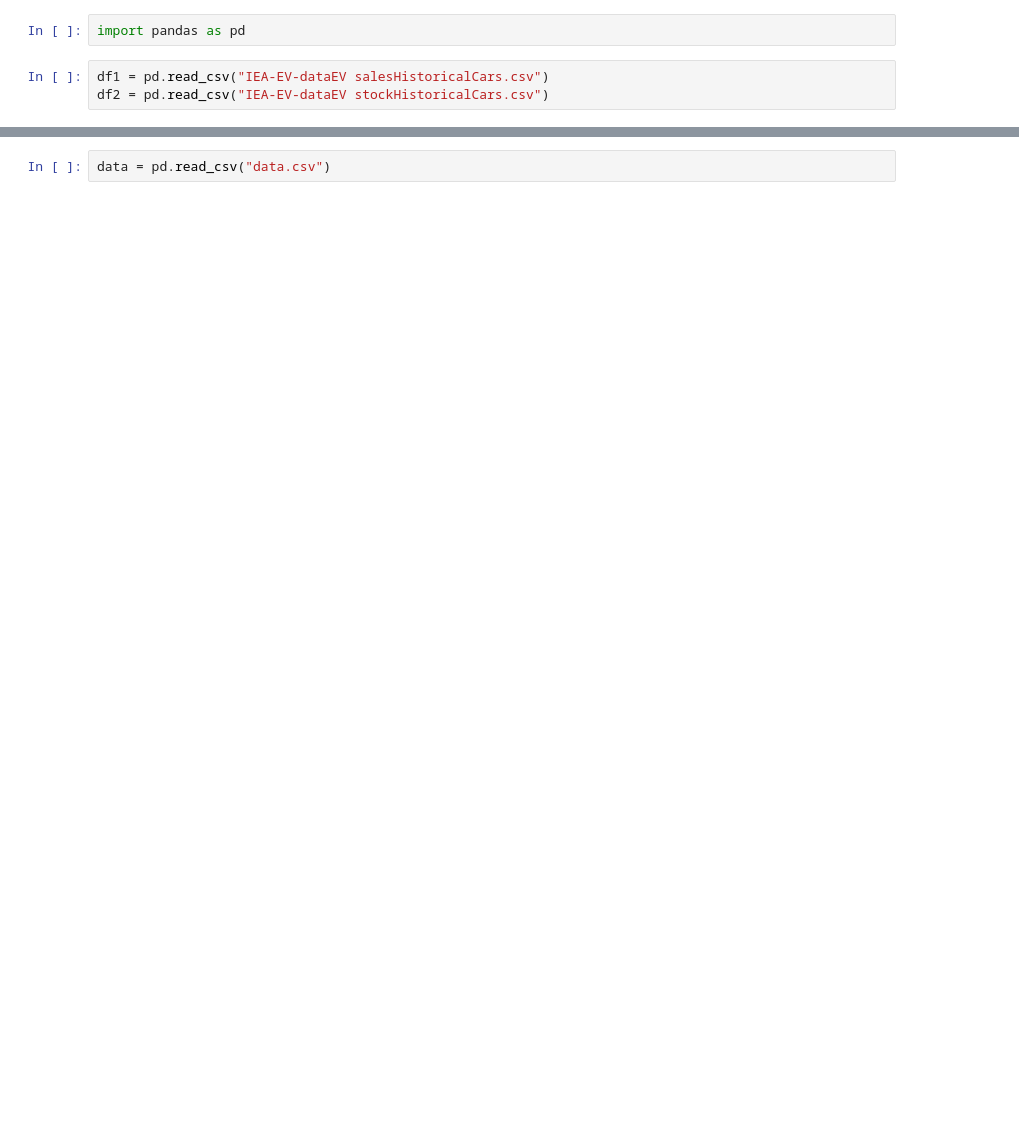
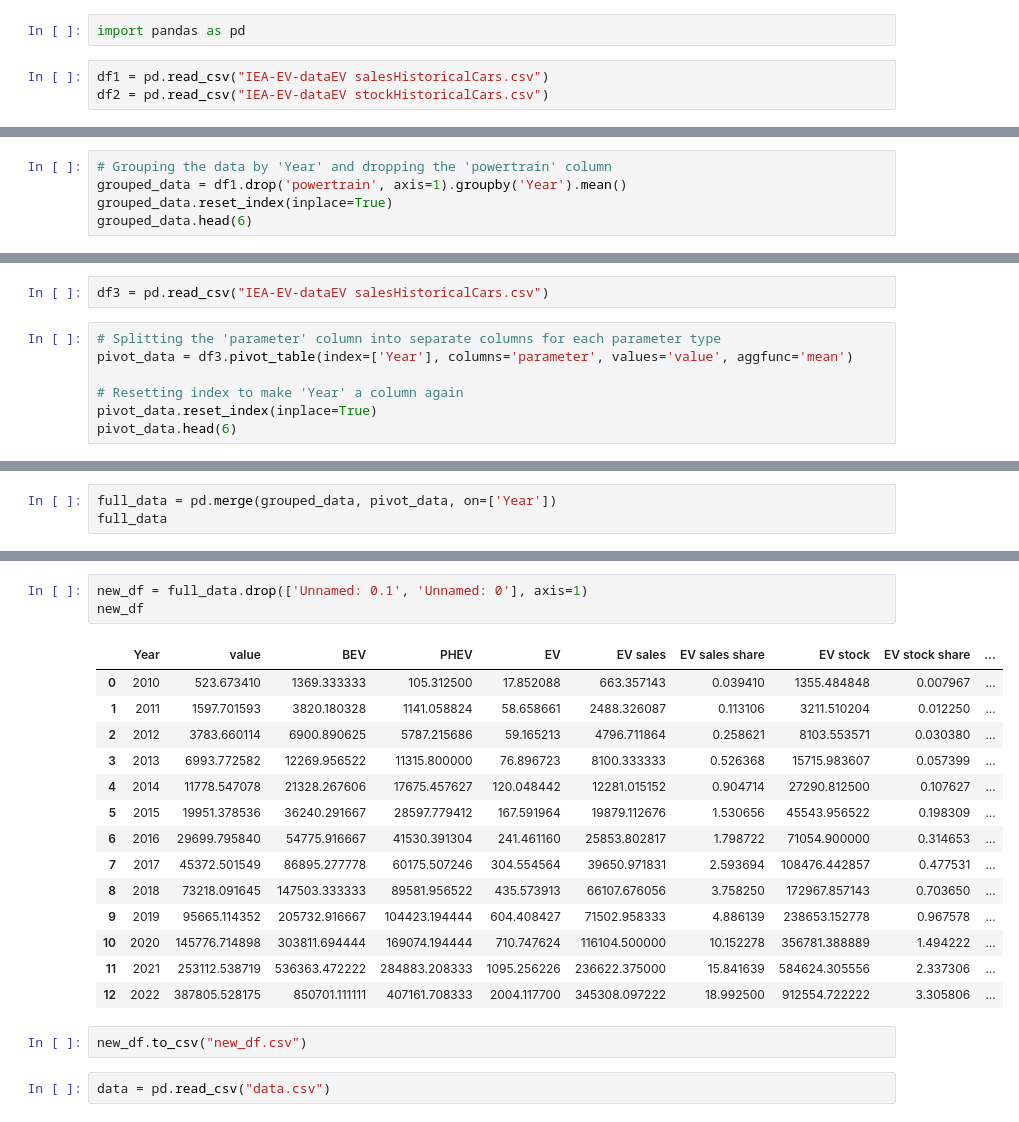
Before and after one commit to jtjt427/5200_Final_Project, a Jupyter notebook: Untitled-1.ipynb, the cells around one changed output, grey strips where cells are left out. Cells and saved outputs as stored; diff of their text form; blank space fills up the shorter version.

```diff
--- a/Untitled-1.ipynb
+++ b/Untitled-1.ipynb
@@ -5,0 +60,5 @@ df2 = pd.read_csv("IEA-EV-dataEV stockHistoricalCars.csv")
+# %%
+# Grouping the data by 'Year' and dropping the 'powertrain' column
+grouped_data = df1.drop('powertrain', axis=1).groupby('Year').mean()
+grouped_data.reset_index(inplace=True)
+grouped_data.head(6)
@@ -5,0 +74,9 @@ df2 = pd.read_csv("IEA-EV-dataEV stockHistoricalCars.csv")
+# %%
+df3 = pd.read_csv("IEA-EV-dataEV salesHistoricalCars.csv")
+# %%
+# Splitting the 'parameter' column into separate columns for each parameter type
+pivot_data = df3.pivot_table(index=['Year'], columns='parameter', values='value', aggfunc='mean')
+
+# Resetting index to make 'Year' a column again
+pivot_data.reset_index(inplace=True)
+pivot_data.head(6)
@@ -5,0 +91,3 @@ df2 = pd.read_csv("IEA-EV-dataEV stockHistoricalCars.csv")
+# %%
+full_data = pd.merge(grouped_data, pivot_data, on=['Year'])
+full_data
@@ -6,2 +108,22 @@ df2 = pd.read_csv("IEA-EV-dataEV stockHistoricalCars.csv")
+# %%
+new_df = full_data.drop(['Unnamed: 0.1', 'Unnamed: 0'], axis=1)
+new_df
+# %% [output]
+|  | Year | value | BEV | PHEV | EV | EV sales | EV sales share | EV stock | EV stock share | ... |
+| 0 | 2010 | 523.673410 | 1369.333333 | 105.312500 | 17.852088 | 663.357143 | 0.039410 | 1355.484848 | 0.007967 | ... |
+| 1 | 2011 | 1597.701593 | 3820.180328 | 1141.058824 | 58.658661 | 2488.326087 | 0.113106 | 3211.510204 | 0.012250 | ... |
+| 2 | 2012 | 3783.660114 | 6900.890625 | 5787.215686 | 59.165213 | 4796.711864 | 0.258621 | 8103.553571 | 0.030380 | ... |
+| 3 | 2013 | 6993.772582 | 12269.956522 | 11315.800000 | 76.896723 | 8100.333333 | 0.526368 | 15715.983607 | 0.057399 | ... |
+| 4 | 2014 | 11778.547078 | 21328.267606 | 17675.457627 | 120.048442 | 12281.015152 | 0.904714 | 27290.812500 | 0.107627 | ... |
+| 5 | 2015 | 19951.378536 | 36240.291667 | 28597.779412 | 167.591964 | 19879.112676 | 1.530656 | 45543.956522 | 0.198309 | ... |
+| 6 | 2016 | 29699.795840 | 54775.916667 | 41530.391304 | 241.461160 | 25853.802817 | 1.798722 | 71054.900000 | 0.314653 | ... |
+| 7 | 2017 | 45372.501549 | 86895.277778 | 60175.507246 | 304.554564 | 39650.971831 | 2.593694 | 108476.442857 | 0.477531 | ... |
+| 8 | 2018 | 73218.091645 | 147503.333333 | 89581.956522 | 435.573913 | 66107.676056 | 3.758250 | 172967.857143 | 0.703650 | ... |
+| 9 | 2019 | 95665.114352 | 205732.916667 | 104423.194444 | 604.408427 | 71502.958333 | 4.886139 | 238653.152778 | 0.967578 | ... |
+| 10 | 2020 | 145776.714898 | 303811.694444 | 169074.194444 | 710.747624 | 116104.500000 | 10.152278 | 356781.388889 | 1.494222 | ... |
+| 11 | 2021 | 253112.538719 | 536363.472222 | 284883.208333 | 1095.256226 | 236622.375000 | 15.841639 | 584624.305556 | 2.337306 | ... |
+| 12 | 2022 | 387805.528175 | 850701.111111 | 407161.708333 | 2004.117700 | 345308.097222 | 18.992500 | 912554.722222 | 3.305806 | ... |
+# %%
+new_df.to_csv("new_df.csv")
 # %%
 data = pd.read_csv("data.csv")
```
Also changed, not shown: parts of 24 cells of this notebook, 4 other files.
